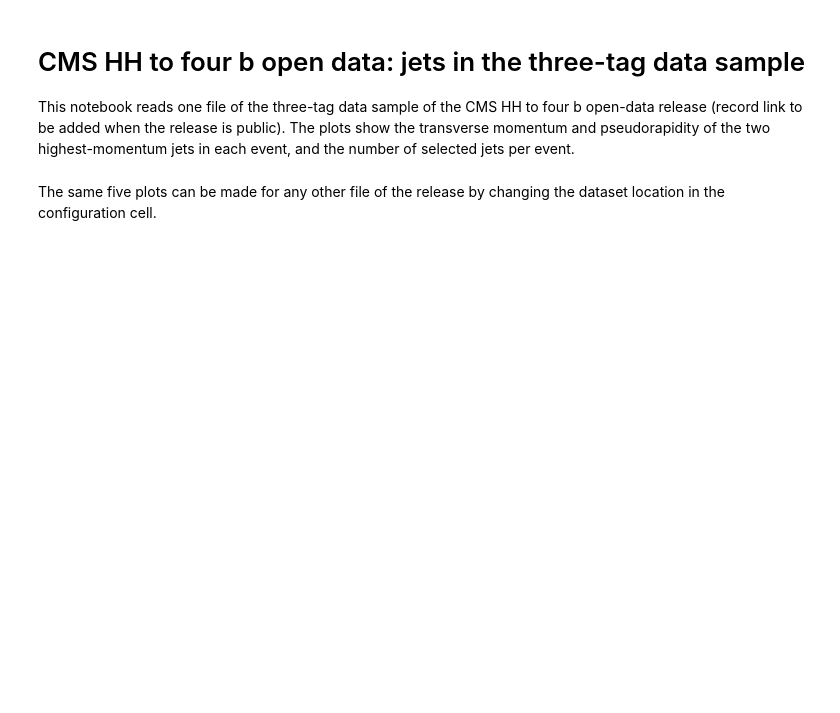
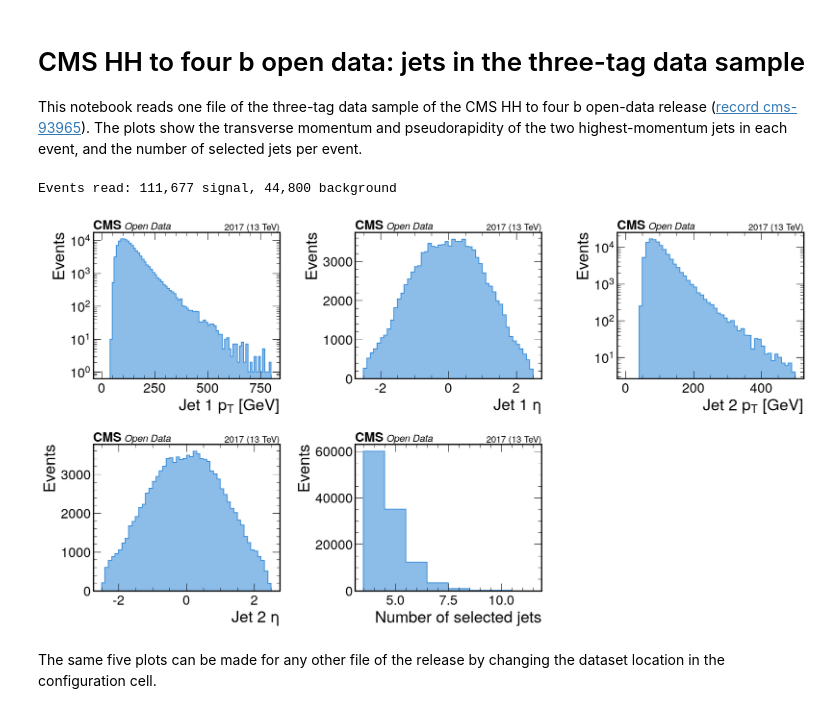
Before and after one commit to cms-cmu/hh4b-benchmark, a Jupyter notebook: notebooks/dataset_demo.ipynb, the cells around one changed output. Cells and saved outputs as stored; diff of their text form; code cells hidden in the pictures; blank space fills up the shorter version.

```diff
--- a/notebooks/dataset_demo.ipynb
+++ b/notebooks/dataset_demo.ipynb
@@ -1,5 +1,5 @@
 # %% [markdown]
 # CMS HH to four b open data: jets in the three-tag data sample
 
-This notebook reads one file of the three-tag data sample of the CMS HH to four b open-data release (record link to be added when the release is public). The plots show the transverse momentum and pseudorapidity of the two highest-momentum jets in each event, and the number of selected jets per event.
+This notebook reads one file of the three-tag data sample of the CMS HH to four b open-data release ([record cms-93965](https://opendata.cern.ch/record/cms-93965)). The plots show the transverse momentum and pseudorapidity of the two highest-momentum jets in each event, and the number of selected jets per event.
 # %%
@@ -13,38 +17,45 @@ import pandas as pd
 hep.style.use("CMS")
 # %%
 # Configuration
-FILE_URL = "https://opendata.cern.ch/<record>/data_3b.parquet"  # dataset location: replaced by the open-data record location when the release is public
-COLUMNS = ["Jet1_pt", "Jet1_eta", "Jet2_pt", "Jet2_eta", "nSelJets"]
+DATA_URL = "https://opendata.cern.ch/eos/opendata/cms/HH4b_mixeddatasets/data/3b/part_UL16_postVFP_F.parquet"  # load a single 3b data file
+BACKGROUND_URL = "https://opendata.cern.ch/eos/opendata/cms/HH4b_mixeddatasets/mixeddata_all/4b/part_UL16_postVFP_F_1.parquet" # load a single mixed background file
+COLUMNS = ["Jet1_pt", "Jet1_eta", "Jet2_pt", "Jet2_eta", "nSelJets", "SR"]
 # %%
-df = pd.read_parquet(FILE_URL, columns=COLUMNS)
-print(f"Events read: {len(df):,}")
+data = pd.read_parquet(DATA_URL, columns=COLUMNS)
+background = pd.read_parquet(BACKGROUND_URL, columns=COLUMNS)
+print(f"Events read: {len(data):,} signal, {len(background):,} background")
+# %% [output]
+Events read: 111,677 signal, 44,800 background
 # %%
+# make some plots from the data file
 pt1_bins = np.linspace(0, 800, 81)
 pt2_bins = np.linspace(0, 500, 51)
-eta_bins = np.linspace(-5, 5, 51)
-n_bins = np.arange(3.5, 14.5, 1)
+eta_bins = np.linspace(-2.5, 2.5, 51)
+n_bins = np.arange(3.5, 12.5, 1)
 COLOR = "#3f90da"
 
 panels = [
     ("Jet1_pt", pt1_bins, "Jet 1 $p_T$ [GeV]", True),
     ("Jet1_eta", eta_bins, "Jet 1 $\\eta$", False),
     ("Jet2_pt", pt2_bins, "Jet 2 $p_T$ [GeV]", True),
     ("Jet2_eta", eta_bins, "Jet 2 $\\eta$", False),
     ("nSelJets", n_bins, "Number of selected jets", False),
 ]
 
 fig, axes = plt.subplots(2, 3, figsize=(18, 10))
 for ax, (column, bins, label, logy) in zip(axes.flat, panels):
-    counts, _ = np.histogram(df[column], bins=bins)
+    counts, _ = np.histogram(data[column], bins=bins)
     hep.histplot(counts, bins, ax=ax, histtype="fill", alpha=0.6, color=COLOR)
     hep.histplot(counts, bins, ax=ax, histtype="step", color=COLOR)
     ax.set_xlabel(label)
     ax.set_ylabel("Events")
     if logy:
         ax.set_yscale("log")
     hep.cms.label(ax=ax, text="Open Data", data=True, rlabel="2017 (13 TeV)", loc=0, fontsize=16)
 axes.flat[5].axis("off")
 fig.tight_layout()
 plt.show()
+# %% [output]
+[figure, added]
 # %% [markdown]
 The same five plots can be made for any other file of the release by changing the dataset location in the configuration cell.
```
Also changed, not shown: parts of 8 cells of this notebook.
